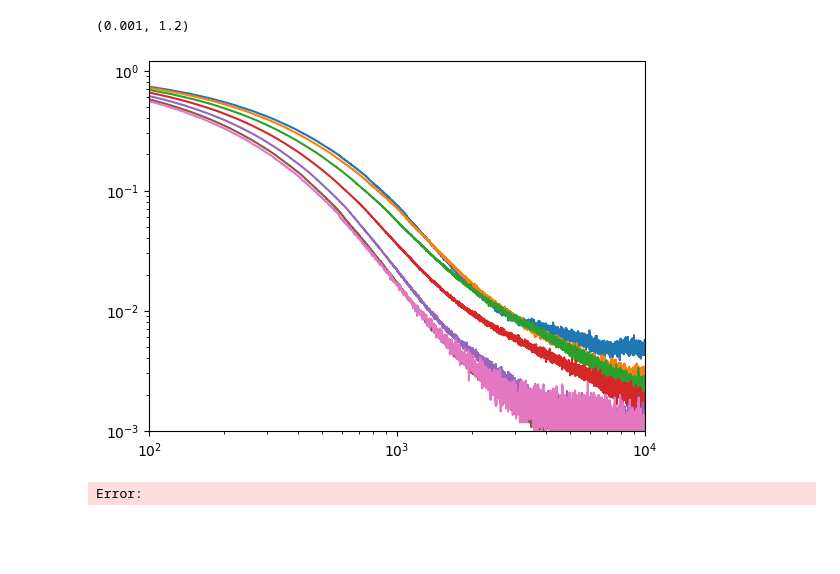
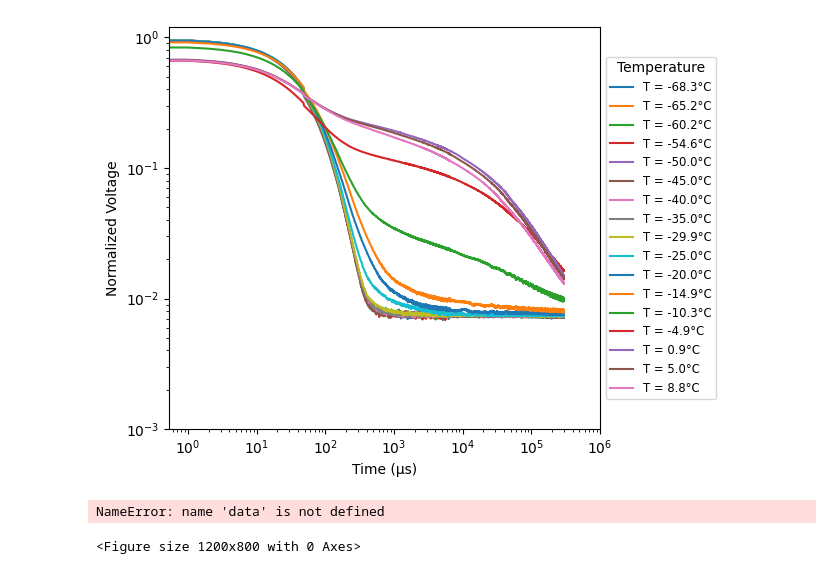
Before and after one commit to kylewapcs/cryopreservation, a Jupyter notebook: merge_kyle_data_and_save.ipynb, the cells around one changed output. Drawn from its saved outputs; the diff is of its cells as text; code cells hidden in the pictures; blank space fills up the shorter version.

Commit message:
added automatic graph + changed binary analysis and added 3 modes for adc slow and fast, changed data parsing for binary analysis

```diff
--- a/merge_kyle_data_and_save.ipynb
+++ b/merge_kyle_data_and_save.ipynb
@@ -85,14 +143,43 @@ with open("merged_data_1deg.json", "w") as f:
 # %%
-# ✅ Plotting Block (outside loop)
-# ----------------------------
+import matplotlib.pyplot as plt
+
+# Plot all bins with T < -30°C (adjust as needed)
 for tgg, Vgg, Tgg in results:
-    if Tgg < -30:
-        plt.plot(tgg[0], Vgg[0]/Vgg[0][0], label=f'Tgg = {Tgg:3.1f}')
+    tgg = np.asarray(tgg).flatten()
+    Vgg = np.asarray(Vgg).flatten()
+    if Tgg < 40:
+        plt.plot(tgg, Vgg / 3.3, label=f'T = {Tgg:3.1f}°C')
 plt.xscale('log')
 plt.yscale('log')
-plt.xlim(100,1e4)
-plt.ylim(1e-3,1.2)
+plt.xlim(0, 1e6)
+plt.ylim(1e-3, 1.2)
+plt.xlabel("Time (μs)")
+plt.ylabel("Normalized Voltage")
+plt.legend(title="Temperature", loc="center left", bbox_to_anchor=(1, 0.5), fontsize='small')
+plt.tight_layout()
+plt.show()
 # %% [output]
-(0.001, 1.2)
-[figure, old version]
+[figure, new version]
-Error:
+# %%
+# Focus on the critical temperature range for sucrose
+plt.figure(figsize=(12, 8))
+
+# Plot only temperatures near expected Tg (-32 to -40°C)
+for ds_name, ds in data["datasets"].items():
+    T = ds["temperature"]
+    if -50 < T < -20:  # Focus on glass transition range
+        x = np.array(ds["x"])
+        y = np.array(ds["y"]) / np.array(ds["y"])[0]
+        plt.plot(x, y, label=f'T = {T:.0f}°C', linewidth=2)
+
+plt.xscale('log')
+plt.yscale('log')
+plt.xlabel('Time (μs)')
+plt.ylabel('Normalized Signal')
+plt.title('50% Sucrose Solution - Glass Transition Region')
+plt.legend()
+plt.grid(True, alpha=0.3)
+plt.show()
+# %% [output]
+NameError: name 'data' is not defined
+<Figure size 1200x800 with 0 Axes>
```
Also changed, not shown: parts of 1 cell of this notebook, 4 other files.
